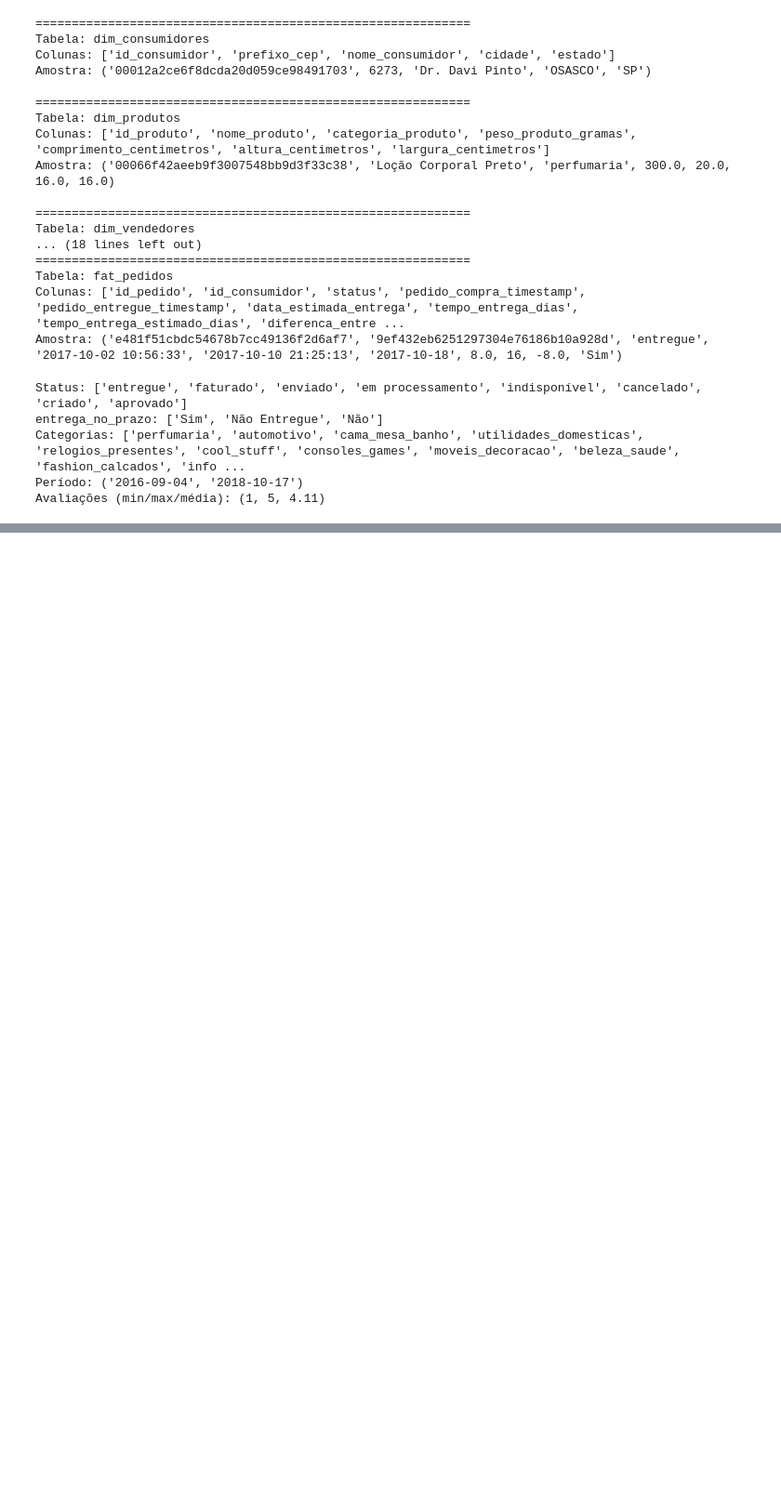
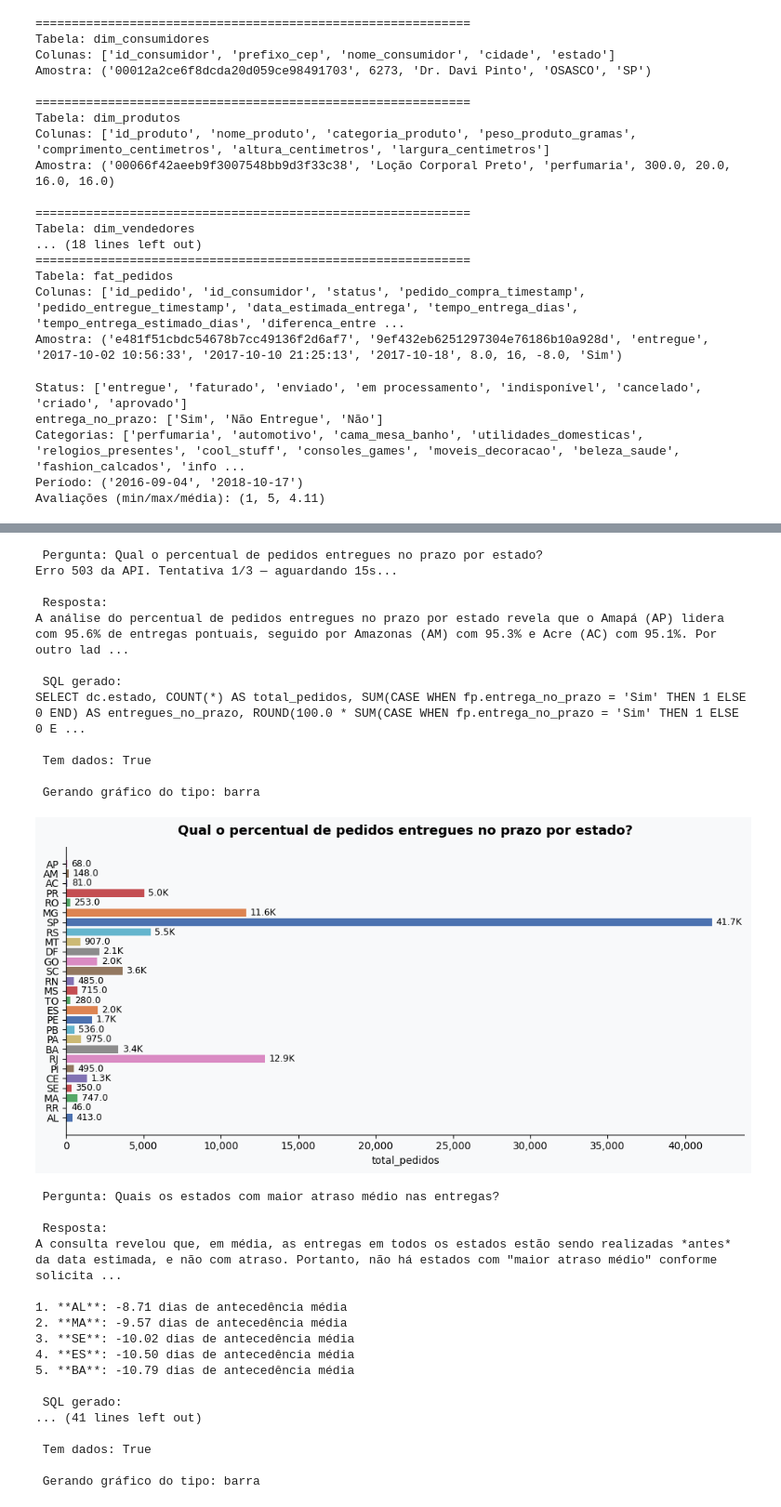
Before and after one commit to JRicLP/GenAI_Ecommerce-Agent, a Jupyter notebook: notebook.ipynb, the cells around one changed output, grey strips where cells are left out. Shown at 93% size. Saved outputs shown, nothing was run; the diff lists cells and outputs as text; code cells hidden in the pictures; blank space fills up the shorter version.

```diff
--- a/notebook.ipynb
+++ b/notebook.ipynb
@@ -125,0 +317,42 @@ Pedidos sem consumidor correspondente: 0
+# %%
+# 2 - Análise de Entrega e Logística:
+
+# Consulta 1:
+exibir_resposta('Qual o percentual de pedidos entregues no prazo por estado?')
+
+# Consulta 2:
+exibir_resposta('Quais os estados com maior atraso médio nas entregas?')
+
+# Consulta 3:
+exibir_resposta('Qual o tempo médio de entrega em dias por estado do consumidor?')
+# %% [output]
+ Pergunta: Qual o percentual de pedidos entregues no prazo por estado?
+Erro 503 da API. Tentativa 1/3 — aguardando 15s...
+
+ Resposta:
+A análise do percentual de pedidos entregues no prazo por estado revela que o Amapá (AP) lidera com 95.6% de entregas pontuais, seguido por Amazonas (AM) com 95.3% e Acre (AC) com 95.1%. Por outro lad ...
+
+ SQL gerado:
+SELECT dc.estado, COUNT(*) AS total_pedidos, SUM(CASE WHEN fp.entrega_no_prazo = 'Sim' THEN 1 ELSE 0 END) AS entregues_no_prazo, ROUND(100.0 * SUM(CASE WHEN fp.entrega_no_prazo = 'Sim' THEN 1 ELSE 0 E ...
+
+ Tem dados: True
+
+ Gerando gráfico do tipo: barra
+[figure, added]
+ Pergunta: Quais os estados com maior atraso médio nas entregas?
+
+ Resposta:
+A consulta revelou que, em média, as entregas em todos os estados estão sendo realizadas *antes* da data estimada, e não com atraso. Portanto, não há estados com "maior atraso médio" conforme solicita ...
+
+1. **AL**: -8.71 dias de antecedência média
+2. **MA**: -9.57 dias de antecedência média
+3. **SE**: -10.02 dias de antecedência média
+4. **ES**: -10.50 dias de antecedência média
+5. **BA**: -10.79 dias de antecedência média
+
+ SQL gerado:
+... (41 lines left out)
+
+ Tem dados: True
+
+ Gerando gráfico do tipo: barra
```
Also changed, not shown: parts of 24 cells of this notebook.
